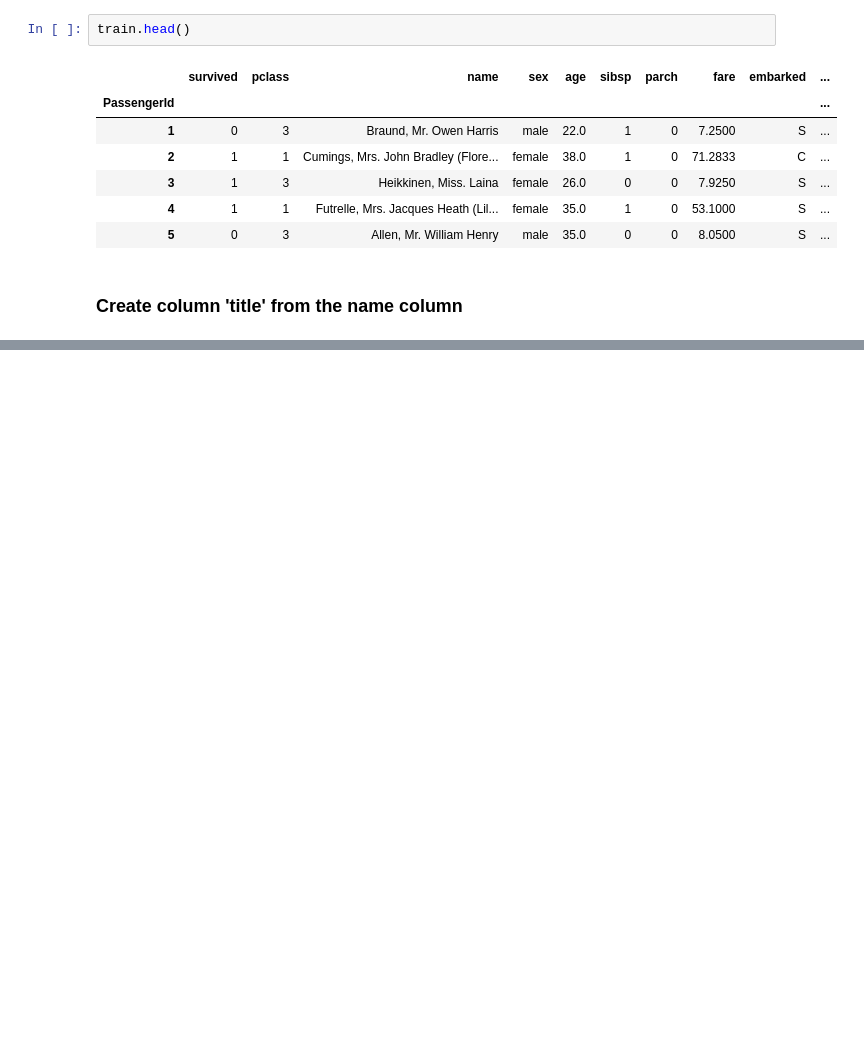
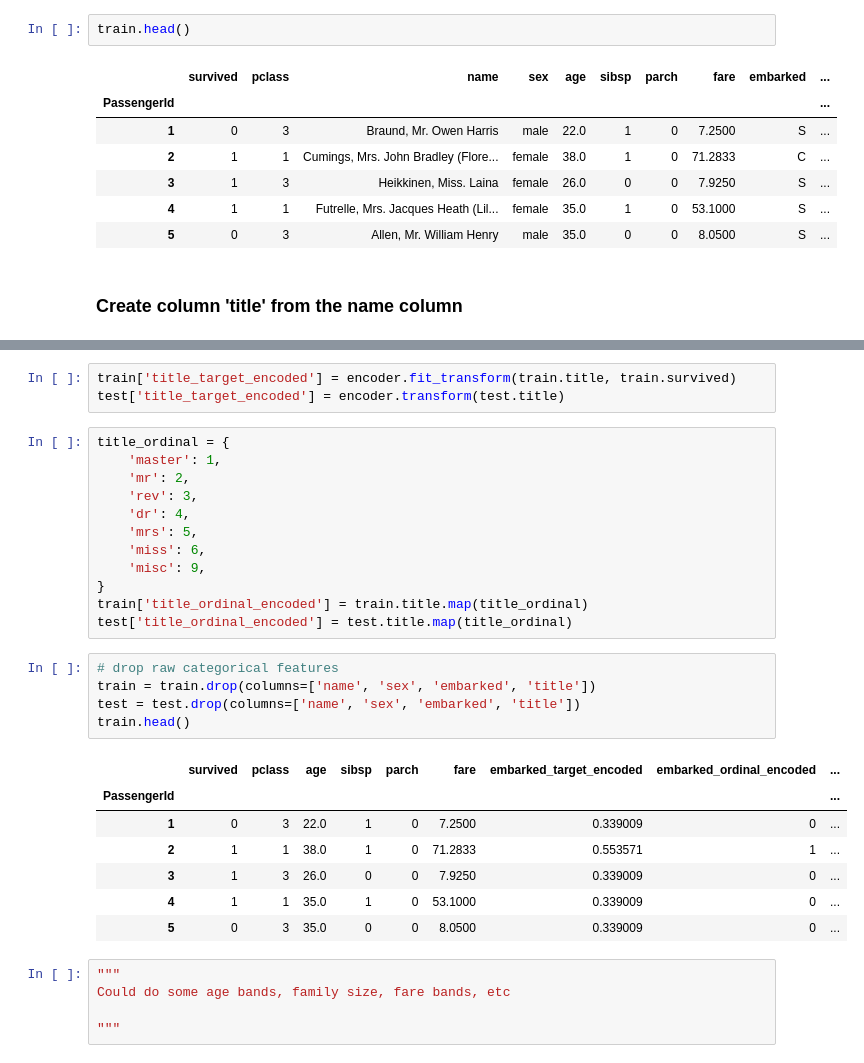
Before and after one commit to griffreichert/titanic-survival, a Jupyter notebook: titanic-survival.ipynb, the cells around one changed output, grey strips where cells are left out. Cells and saved outputs as stored; diff of their text form; blank space fills up the shorter version.

```diff
--- a/titanic-survival.ipynb
+++ b/titanic-survival.ipynb
@@ -455,0 +527,33 @@ TypeError: 'NoneType' object is not subscriptable
+# %%
+train['title_target_encoded'] = encoder.fit_transform(train.title, train.survived)
+test['title_target_encoded'] = encoder.transform(test.title)
+# %%
+title_ordinal = {
+    'master': 1,
+    'mr': 2,
+    'rev': 3,
+    'dr': 4,
+    'mrs': 5,
+    'miss': 6,
+    'misc': 9,
+}
+train['title_ordinal_encoded'] = train.title.map(title_ordinal)
+test['title_ordinal_encoded'] = test.title.map(title_ordinal)
+# %%
+# drop raw categorical features
+train = train.drop(columns=['name', 'sex', 'embarked', 'title'])
+test = test.drop(columns=['name', 'sex', 'embarked', 'title'])
+train.head()
+# %% [output]
+|  | survived | pclass | age | sibsp | parch | fare | embarked_target_encoded | embarked_ordinal_encoded | ... |
+| PassengerId |  |  |  |  |  |  |  |  | ... |
+| 1 | 0 | 3 | 22.0 | 1 | 0 | 7.2500 | 0.339009 | 0 | ... |
+| 2 | 1 | 1 | 38.0 | 1 | 0 | 71.2833 | 0.553571 | 1 | ... |
+| 3 | 1 | 3 | 26.0 | 0 | 0 | 7.9250 | 0.339009 | 0 | ... |
+| 4 | 1 | 1 | 35.0 | 1 | 0 | 53.1000 | 0.339009 | 0 | ... |
+| 5 | 0 | 3 | 35.0 | 0 | 0 | 8.0500 | 0.339009 | 0 | ... |
+# %%
+"""
+Could do some age bands, family size, fare bands, etc
+
+"""
```
Also changed, not shown: parts of 22 cells of this notebook.
